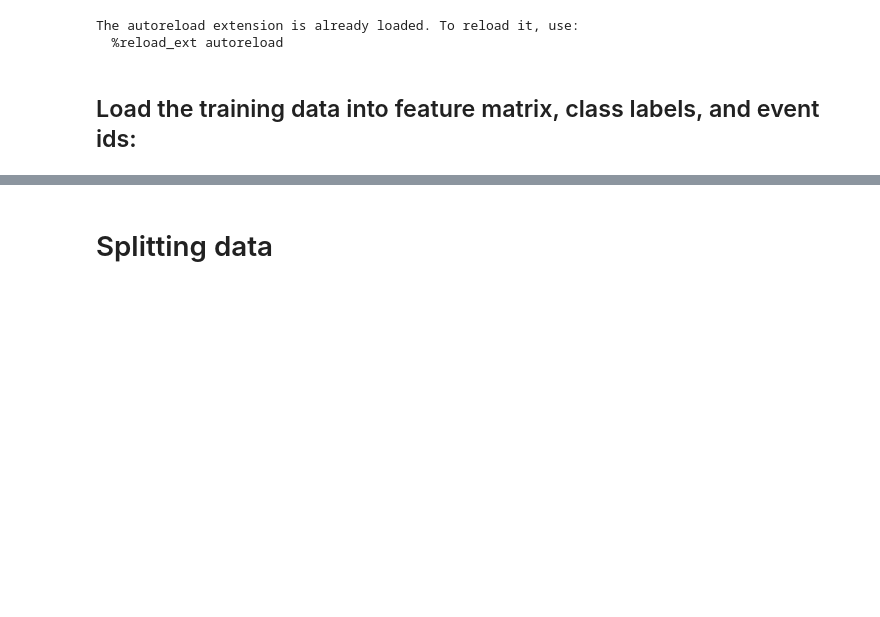
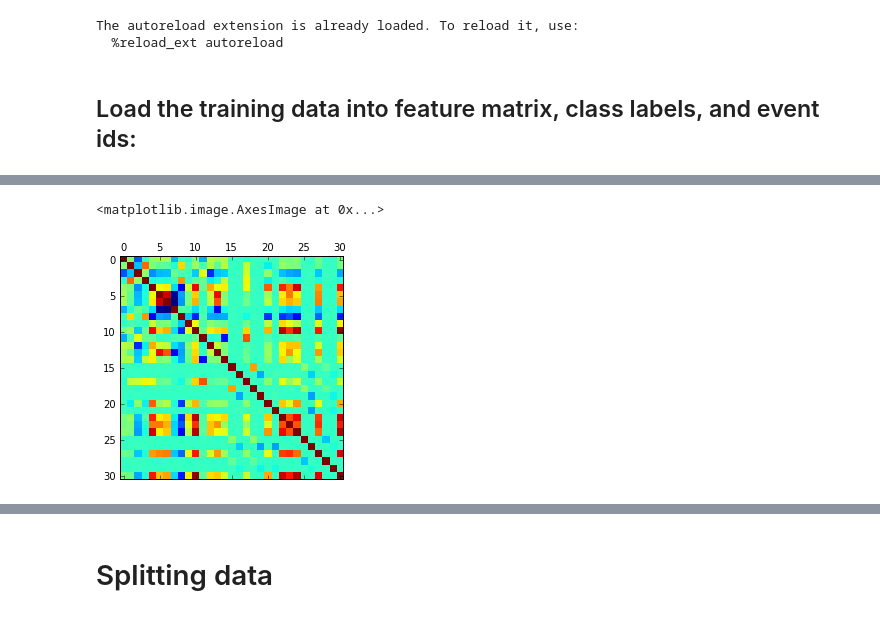
Before and after one commit to deatinor/MachineLearningP1, a Jupyter notebook: scripts/project1.ipynb, the cells around one changed output, grey strips where cells are left out. Saved outputs shown, nothing was run; the diff lists cells and outputs as text; code cells hidden in the pictures; blank space fills up the shorter version.

```diff
--- a/scripts/project1.ipynb
+++ b/scripts/project1.ipynb
@@ -20,0 +25,6 @@ tX[tX==-999]=0
+# %%
+# General data description
+pd_data=pd.read_csv(DATA_TRAIN_PATH)
+pd_data=pd_data.replace({'s':1,'b':-1})
+del pd_data['Id']
+pd_data.describe()
@@ -20,0 +63,6 @@ tX[tX==-999]=0
+# %%
+# Correlation matrix
+pd_data2=pd_data.replace({-999:0})
+pd_data2=pd_data.replace({-999:0})
+corr_matrix=pd_data2.corr()
+corr_matrix.Prediction
@@ -20,0 +87,5 @@ tX[tX==-999]=0
+# %%
+plt.matshow(pd_data2.corr())
+# %% [output]
+<matplotlib.image.AxesImage at 0x...>
+[figure, added]
```
Also changed, not shown: parts of 25 cells of this notebook.
